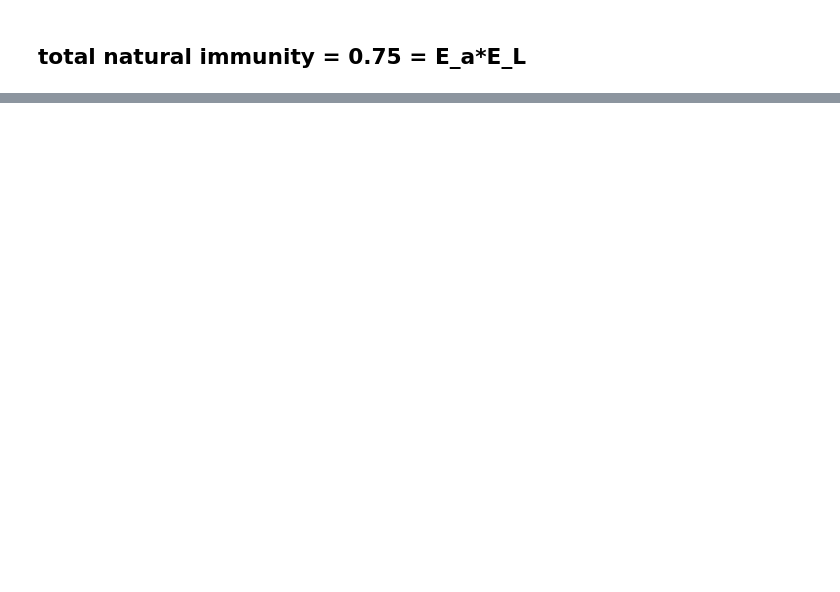
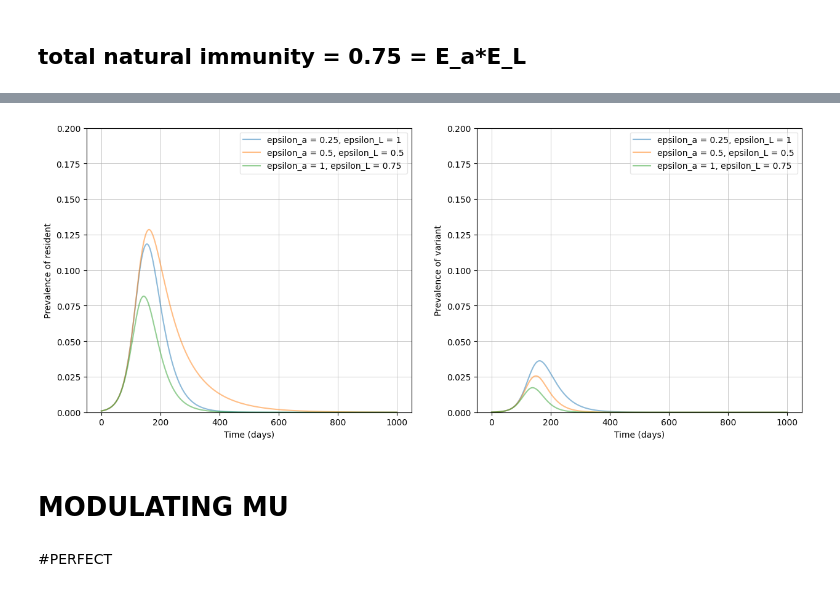
Before and after one commit to condusinew/vaccine_failure_escape, a Jupyter notebook: SIR_mode_natimm.ipynb, the cells around one changed output, grey strips where cells are left out. Saved outputs shown, nothing was run; the diff lists cells and outputs as text; code cells hidden in the pictures; blank space fills up the shorter version.

Commit message:
troubleshooting mu modulation, created function that iterates thru different vals of single parameter

```diff
--- a/SIR_mode_natimm.ipynb
+++ b/SIR_mode_natimm.ipynb
@@ -736,0 +766,26 @@ plot_many(ylim_max = 0.2,**kwargs)
+# %%
+#list of epsilons. epsilons of the same index can be multiplied to get natural immunity = 0.5 = E_a*E_L
+epsilona = [0.25, 0.5, 1]
+epsilonL = [1, 0.5, 0.75]
+kwargs = {}
+solutions = []
+
+
+#loop thru epsilon values and solve to get many solutions at same protection level
+for i in range(len(epsilona)):
+  solution = solve_ivp(SIR_model_rv,
+                      [0,t],
+                      y0,
+                      args=(mu, betar, gammar, betav, gammav, epsilona[i], epsilonL[i]),
+                      dense_output=True,
+                      t_eval=np.linspace(0, t, t + 1),)
+  solutions.append(solution)
+  kwargs[str(epsilona[i])] = [str(epsilonL[i]), solutions[i]]
+
+plot_many_eps(ylim_max = 0.2,**kwargs)
+# %% [output]
+[figure, added]
+# %% [markdown]
+# **MODULATING MU**
+# %% [markdown]
+#PERFECT
```
Also changed, not shown: parts of 17 cells of this notebook.
